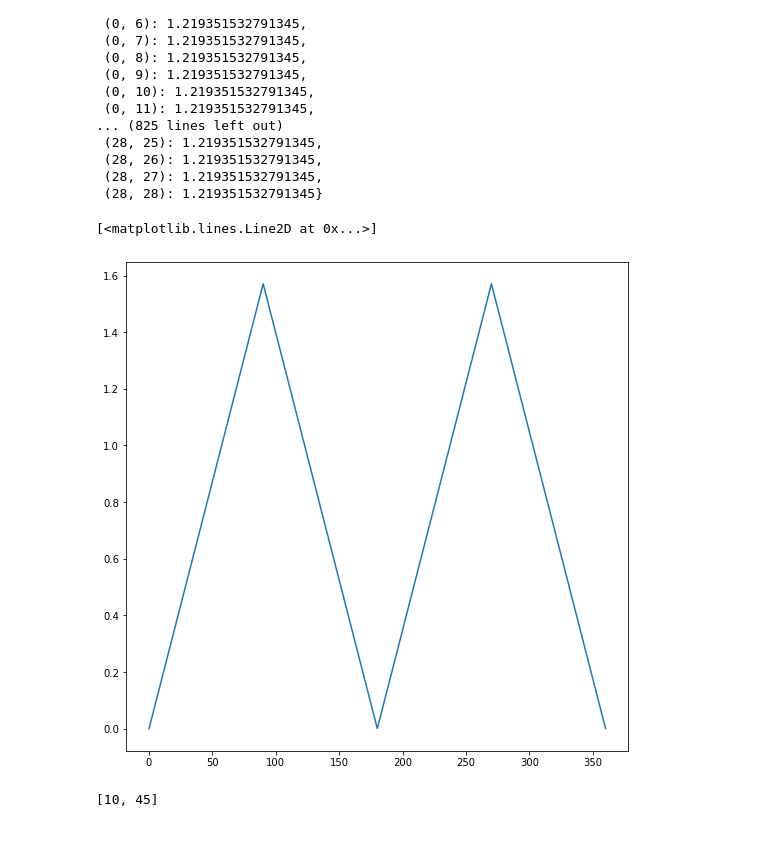
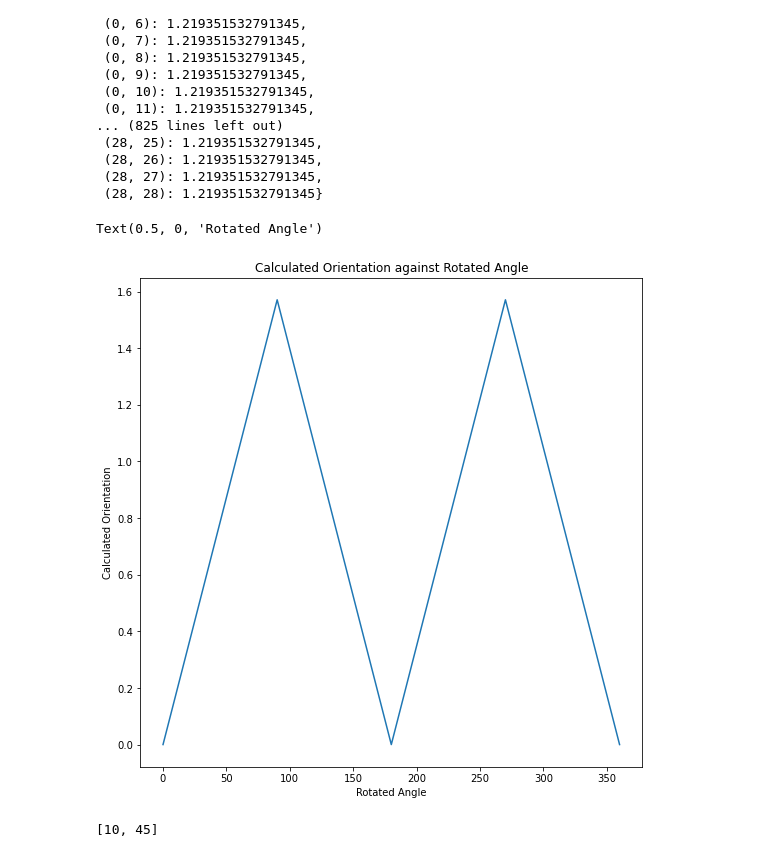
Before and after one commit to VinceXIV/x--arctan-test-2, a Jupyter notebook: test-arctan.ipynb, the cells around one changed output. Saved outputs shown, nothing was run; the diff lists cells and outputs as text; code cells hidden in the pictures.

Commit message:
Label the figures

```diff
--- a/test-arctan.ipynb
+++ b/test-arctan.ipynb
@@ -224,35 +224,38 @@ for i in range((angle*granularity) + 1):
     result12 = result1
 
     myDF1['rotatedAngle'].append(i)
     myDF1['computedAngle'].append(result12)
 
 
     result2 = getImageAngles2(rotatedImage)
     result2 = np.mean([result2[i] for i in result2])
     impliedAngle2 = 90 - impliedAngle1
     expectedResult2AsImpliedbyResult1 = impliedAngle2/90
     expectedResult2 = i/(angle * granularity)
     result22 = result2
 
     myDF2['rotatedAngle'].append(i)
     myDF2['computedAngle'].append(result22)
 
     myDF3["Expected"].append(expectedResult2AsImpliedbyResult1 - expectedResult2)
 
 
 
 #     print(i, "   ", result)
 
 myDF1 = pd.DataFrame(myDF1)
 myDF2 = pd.DataFrame(myDF2)
 
 plt.figure(figsize = (9, 9))
 # plt.plot(myDF1['rotatedAngle'], myDF1['computedAngle'])
 plt.plot(myDF2['rotatedAngle'], myDF2['computedAngle'])
 # plt.plot(myDF2['rotatedAngle'], myDF3['Expected'])
+plt.title("Calculated Orientation against Rotated Angle")
+plt.ylabel("Calculated Orientation")
+plt.xlabel("Rotated Angle")
 # %% [output]
-[<matplotlib.lines.Line2D at 0x...>]
+Text(0.5, 0, 'Rotated Angle')
-[figure, old version]
+[figure, new version]
 # %%
 myDict = {1: 10, 2:45}
 [myDict[i] for i in myDict]
```
